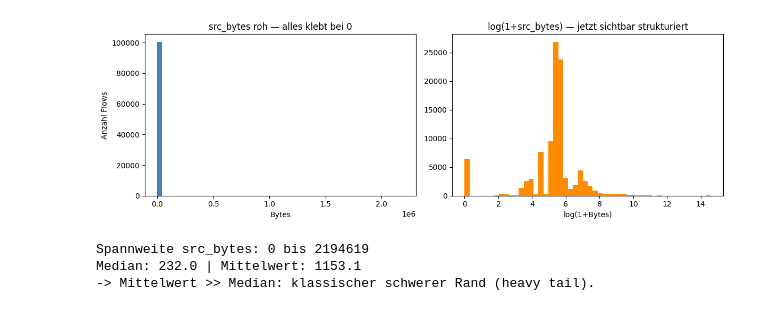
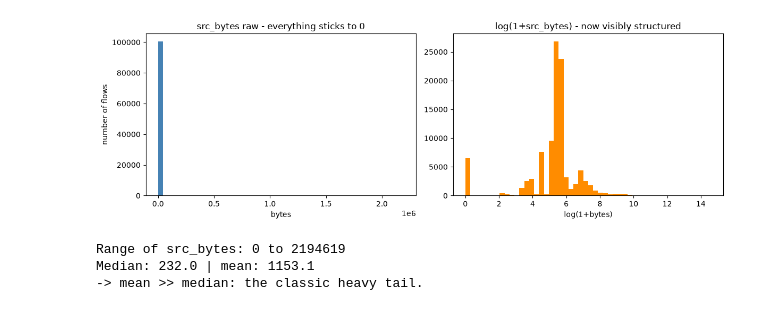
Before and after one commit to TimonLudwig1/Practice-Lab, a Jupyter notebook: xtAI_Learn-Repository/modules/15-ml-for-networks-1/projects/01-basic/solution/flow_classification_solution.ipynb, the cells around one changed output. Drawn from its saved outputs; the diff is of its cells as text; code cells hidden in the pictures.

```diff
--- a/xtAI_Learn-Repository/modules/15-ml-for-networks-1/projects/01-basic/solution/flow_classification_solution.ipynb
+++ b/xtAI_Learn-Repository/modules/15-ml-for-networks-1/projects/01-basic/solution/flow_classification_solution.ipynb
@@ -88,24 +90,24 @@ Zwei typische Eigenheiten echter Daten:
 # %%
-def bytes_zu_str(spalte):
-    # Bytes sauber dekodieren (NICHT mit str.strip("b'") - siehe Warnung oben!)
-    return spalte.apply(lambda v: v.decode() if isinstance(v, bytes) else str(v))
+def bytes_to_str(column):
+    # Decode bytes properly (NOT with str.strip("b'") - see the warning above!)
+    return column.apply(lambda v: v.decode() if isinstance(v, bytes) else str(v))
 
-# Labels: b'normal.' -> normal   (nur den abschliessenden Punkt entfernen)
-df["labels"] = bytes_zu_str(df["labels"]).str.rstrip(".")
+# Labels: b'normal.' -> normal   (only strip the trailing dot)
+df["labels"] = bytes_to_str(df["labels"]).str.rstrip(".")
 
-# kategoriale vs. numerische Spalten trennen
-KATEGORIAL = ["protocol_type", "service", "flag"]
-numerisch = [c for c in df.columns if c not in KATEGORIAL + ["labels"]]
+# separate categorical from numeric columns
+CATEGORICAL = ["protocol_type", "service", "flag"]
+numeric = [c for c in df.columns if c not in CATEGORICAL + ["labels"]]
 
-for c in KATEGORIAL:
-    df[c] = bytes_zu_str(df[c])
-for c in numerisch:
+for c in CATEGORICAL:
+    df[c] = bytes_to_str(df[c])
+for c in numeric:
     df[c] = pd.to_numeric(df[c], errors="coerce").fillna(0)
 
-# Gegenprobe, dass nichts zerstoert wurde:
-assert "back" in set(df["labels"]), "Label 'back' kaputt -> str.strip-Falle!"
-print("Klassen:", df['labels'].nunique())
+# Cross-check that nothing was destroyed:
+assert "back" in set(df["labels"]), "label 'back' broken -> the str.strip trap!"
+print("Classes:", df['labels'].nunique())
 print(df["labels"].value_counts())
-print("\nNormalanteil: %.2f %%" % (100 * (df["labels"] == "normal").mean()))
-print("Dienste (Auszug):", sorted(df['service'].unique())[:12])
+print("\nShare of normal traffic: %.2f %%" % (100 * (df["labels"] == "normal").mean()))
+print("Services (excerpt):", sorted(df['service'].unique())[:12])
 # %% [output]
@@ -137,16 +139,16 @@ von `src_bytes` — einmal roh, einmal **log-transformiert** ($\log(1+x)$).
 # %%
 fig, (ax1, ax2) = plt.subplots(1, 2, figsize=(12, 4))
 ax1.hist(df["src_bytes"], bins=50, color="steelblue")
-ax1.set(title="src_bytes roh — alles klebt bei 0", xlabel="Bytes", ylabel="Anzahl Flows")
+ax1.set(title="src_bytes raw - everything sticks to 0", xlabel="bytes", ylabel="number of flows")
 ax2.hist(np.log1p(df["src_bytes"]), bins=50, color="darkorange")
-ax2.set(title="log(1+src_bytes) — jetzt sichtbar strukturiert", xlabel="log(1+Bytes)")
+ax2.set(title="log(1+src_bytes) - now visibly structured", xlabel="log(1+bytes)")
 plt.tight_layout(); plt.show()
 
-print("Spannweite src_bytes:", df["src_bytes"].min(), "bis", df["src_bytes"].max())
-print("Median:", df["src_bytes"].median(), "| Mittelwert:", round(df["src_bytes"].mean(), 1))
-print("-> Mittelwert >> Median: klassischer schwerer Rand (heavy tail).")
+print("Range of src_bytes:", df["src_bytes"].min(), "to", df["src_bytes"].max())
+print("Median:", df["src_bytes"].median(), "| mean:", round(df["src_bytes"].mean(), 1))
+print("-> mean >> median: the classic heavy tail.")
 # %% [output]
-[figure, old version]
+[figure, new version]
-Spannweite src_bytes: 0 bis 2194619
-Median: 232.0 | Mittelwert: 1153.1
--> Mittelwert >> Median: klassischer schwerer Rand (heavy tail).
+Range of src_bytes: 0 to 2194619
+Median: 232.0 | mean: 1153.1
+-> mean >> median: the classic heavy tail.
```
Also changed, not shown: parts of 28 cells of this notebook, 2 other files.
